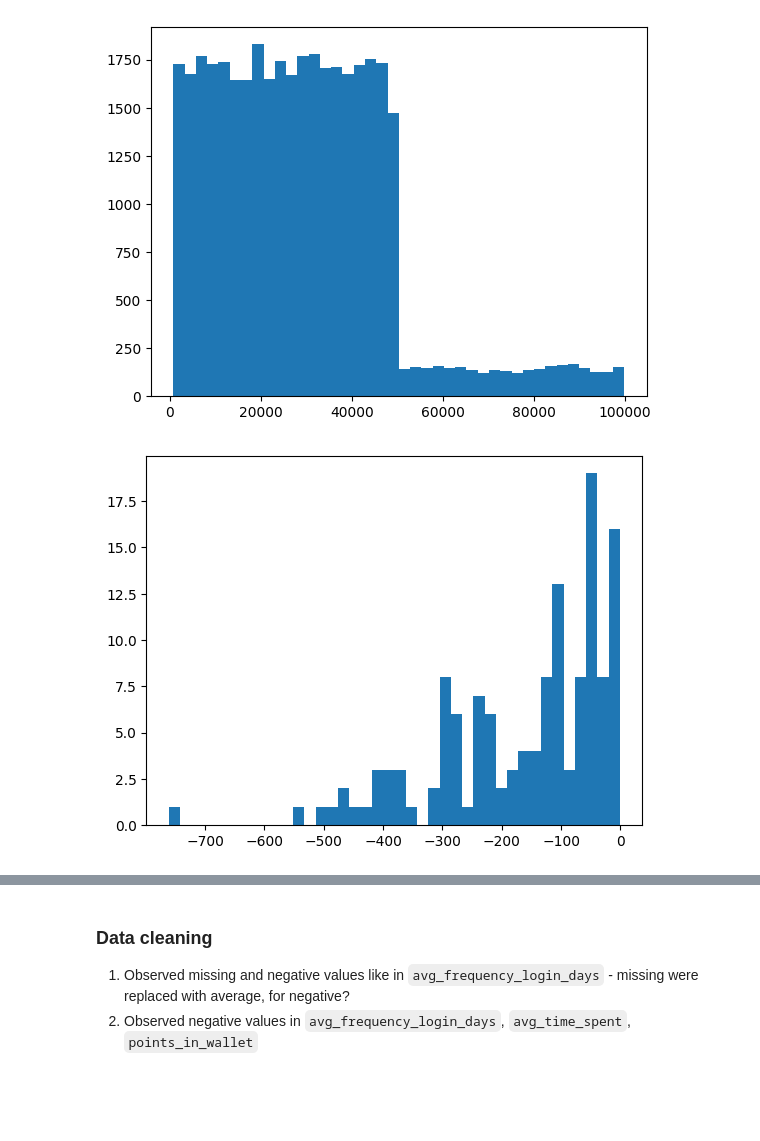
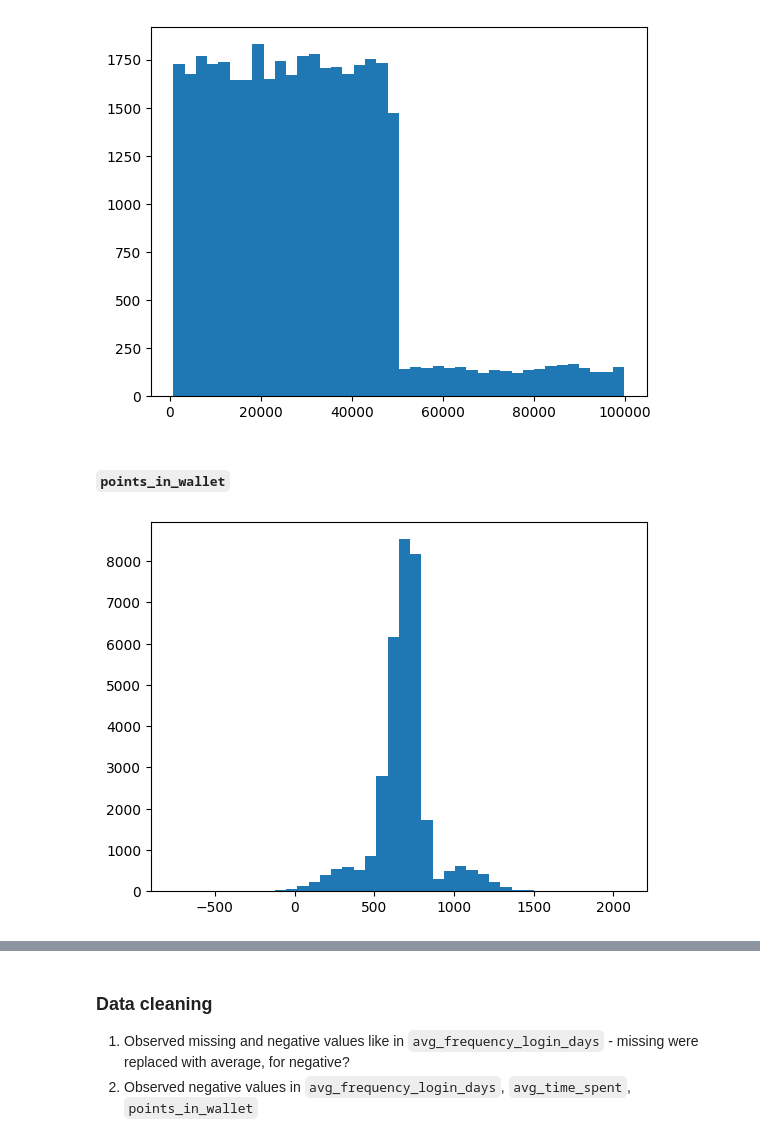
Before and after one commit to aviraljain99/customer-churn-analysis, a Jupyter notebook: dataset_eda.ipynb, the cells around one changed output, grey strips where cells are left out. Drawn from its saved outputs; the diff is of its cells as text; code cells hidden in the pictures; blank space fills up the shorter version.

```diff
--- a/dataset_eda.ipynb
+++ b/dataset_eda.ipynb
@@ -158,8 +169,10 @@ plt.hist(list(df["avg_transaction_value"].values), bins=40)
 plt.show()
 # %% [output]
 [figure]
-# %%
-plt.hist(list(df["points_in_wallet"][df["points_in_wallet"] < 0].values), bins=40)
-plt.show()
-# %% [output]
-[figure, removed]
+# %% [markdown]
+#### `points_in_wallet`
+# %%
+plt.hist(list(df["points_in_wallet"].values), bins=40)
+plt.show()
+# %% [output]
+[figure, added]
```
Also changed, not shown: parts of 32 cells of this notebook.
